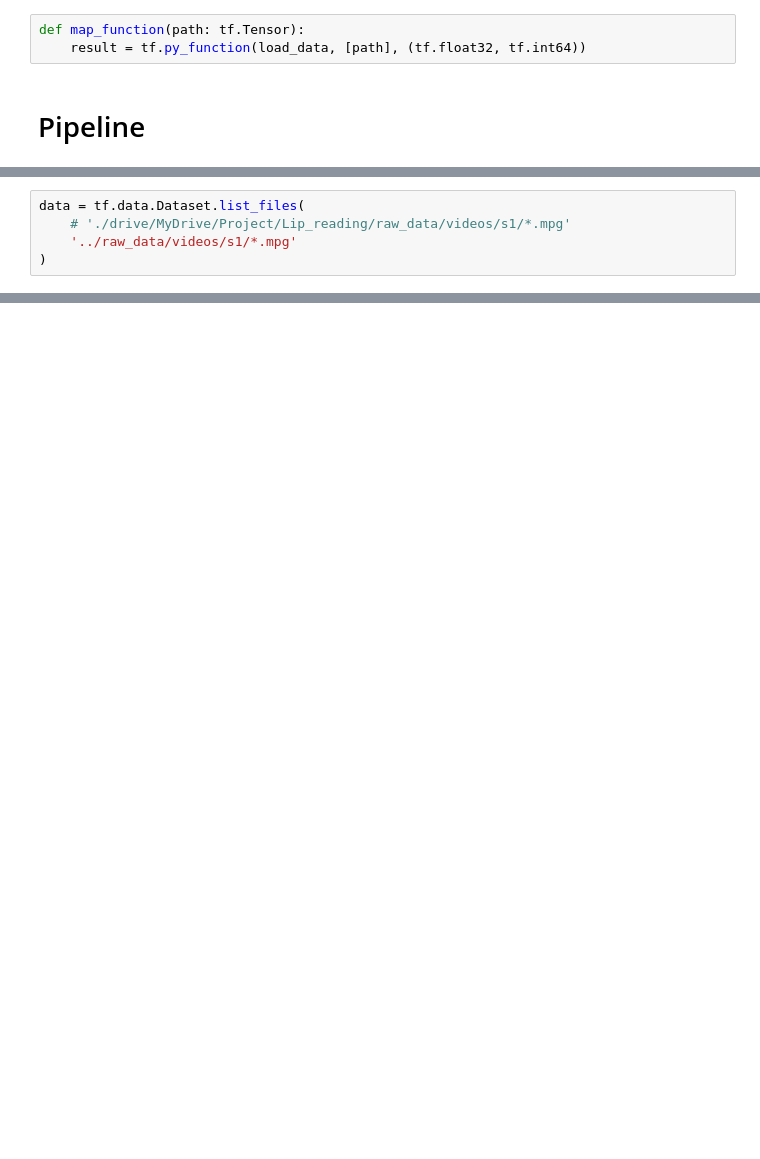
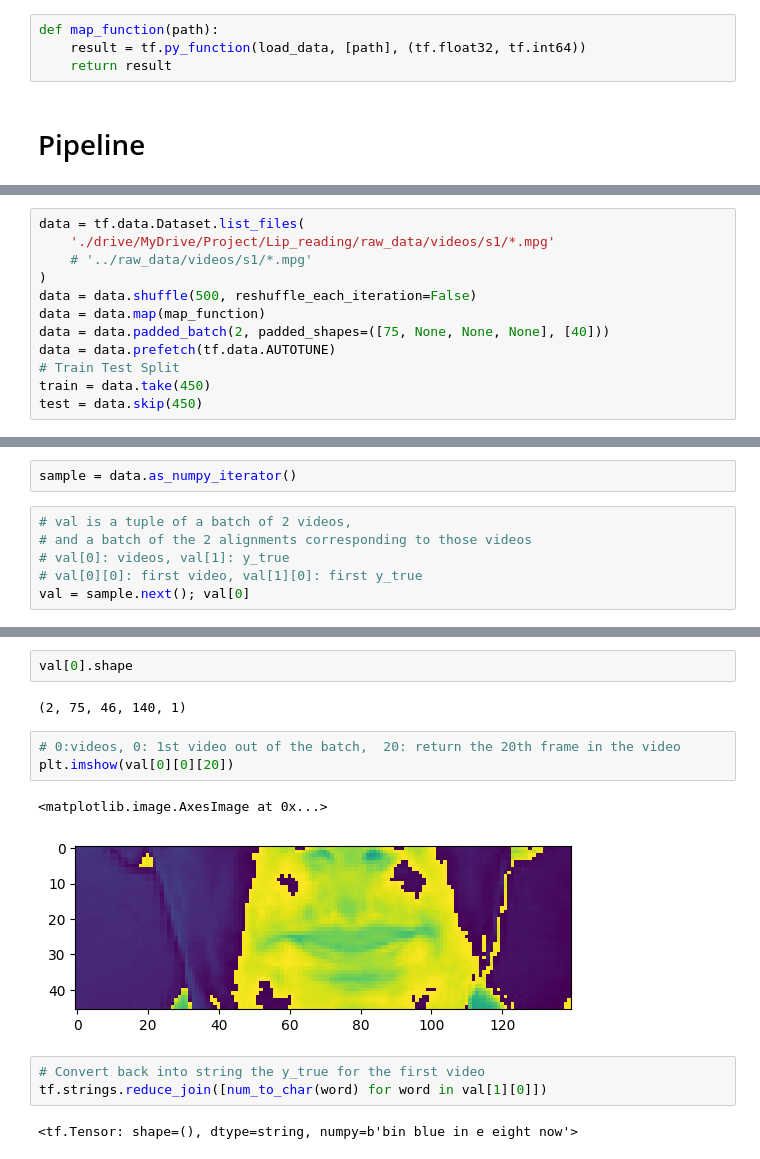
Before and after one commit to G-Gress/lip_reading, a Jupyter notebook: notebook/gabriel_EDA.ipynb, the cells around one changed output, grey strips where cells are left out. Drawn from its saved outputs; the diff is of its cells as text; blank space fills up the shorter version.

```diff
--- a/notebook/gabriel_EDA.ipynb
+++ b/notebook/gabriel_EDA.ipynb
@@ -287,7 +286,8 @@ a
 array([ 2,  9, 14, 39,  2, 12, 21,  5, 39,  1, 20, 39,  6, 39, 20, 23, 15,
        39, 14, 15, 23])>
 # %%
-def map_function(path: tf.Tensor):
+def map_function(path):
     result = tf.py_function(load_data, [path], (tf.float32, tf.int64))
+    return result
 # %% [markdown]
 # Pipeline
@@ -299,5 +294,12 @@ data
 # %%
 data = tf.data.Dataset.list_files(
-    # './drive/MyDrive/Project/Lip_reading/raw_data/videos/s1/*.mpg'
-    '../raw_data/videos/s1/*.mpg'
+    './drive/MyDrive/Project/Lip_reading/raw_data/videos/s1/*.mpg'
+    # '../raw_data/videos/s1/*.mpg'
 )
+data = data.shuffle(500, reshuffle_each_iteration=False)
+data = data.map(map_function)
+data = data.padded_batch(2, padded_shapes=([75, None, None, None], [40]))
+data = data.prefetch(tf.data.AUTOTUNE)
+# Train Test Split
+train = data.take(450)
+test = data.skip(450)
@@ -318,0 +376,8 @@ ValueError: Can't convert Python sequence with mixed types to Tensor.
+# %%
+sample = data.as_numpy_iterator()
+# %%
+# val is a tuple of a batch of 2 videos,
+# and a batch of the 2 alignments corresponding to those videos
+# val[0]: videos, val[1]: y_true
+# val[0][0]: first video, val[1][0]: first y_true
+val = sample.next(); val[0]
@@ -318,0 +402,15 @@ ValueError: Can't convert Python sequence with mixed types to Tensor.
+# %%
+val[0].shape
+# %% [output]
+(2, 75, 46, 140, 1)
+# %%
+# 0:videos, 0: 1st video out of the batch,  20: return the 20th frame in the video
+plt.imshow(val[0][0][20])
+# %% [output]
+<matplotlib.image.AxesImage at 0x...>
+[figure, added]
+# %%
+# Convert back into string the y_true for the first video
+tf.strings.reduce_join([num_to_char(word) for word in val[1][0]])
+# %% [output]
+<tf.Tensor: shape=(), dtype=string, numpy=b'bin blue in e eight now'>
```
Also changed, not shown: parts of 30 cells of this notebook.
